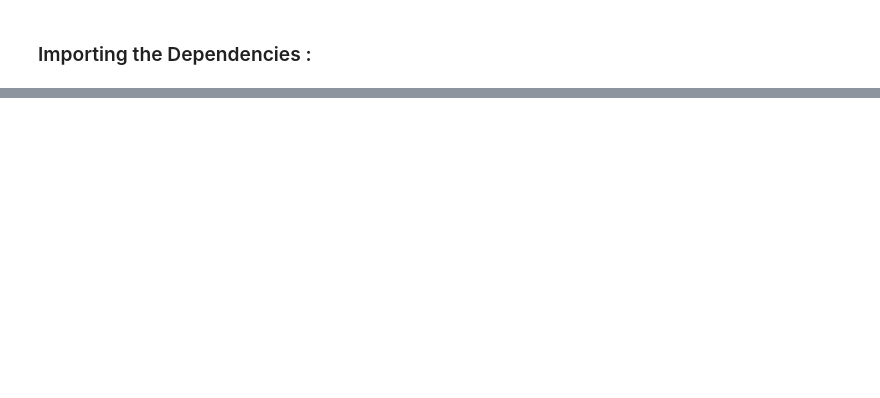
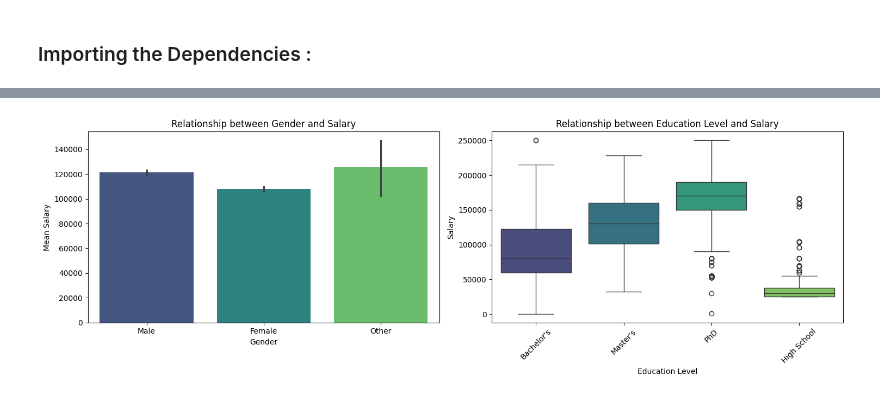
Before and after one commit to PiyushGithub24/Employee-Salary-Prediction, a Jupyter notebook: Notebook/Employee_Salary_Prediction.ipynb, the cells around one changed output, grey strips where cells are left out. Saved outputs shown, nothing was run; the diff lists cells and outputs as text; code cells hidden in the pictures; blank space fills up the shorter version.

```diff
--- a/Notebook/Employee_Salary_Prediction.ipynb
+++ b/Notebook/Employee_Salary_Prediction.ipynb
@@ -206,0 +267,22 @@ Text(0, 0.5, 'Salary')
+# %%
+# Create a figure with two subplots
+fig, ax = plt.subplots(1, 2, figsize=(15, 5))
+
+# Create a bar plot for the relationship between Gender and Salary in the first subplot
+sns.barplot(x='Gender', y='Salary', data=data, ax=ax[0], palette='viridis')
+ax[0].set(title='Relationship between Gender and Salary', xlabel='Gender', ylabel='Mean Salary')
+
+# Create a box plot for the relationship between Education Level and Salary in the second subplot
+sns.boxplot(x='Education Level', y='Salary', data=data, ax=ax[1], palette='viridis')
+ax[1].set(title='Relationship between Education Level and Salary', xlabel='Education Level', ylabel='Salary')
+
+# Rotate x-axis labels in the second subplot for better readability
+ax[1].tick_params(axis='x', rotation=45)
+
+# Adjust spacing between subplots
+plt.tight_layout()
+
+# Show the plots
+plt.show()
+# %% [output]
+[figure, added]
```
Also changed, not shown: parts of 97 cells of this notebook, 3 other files.
